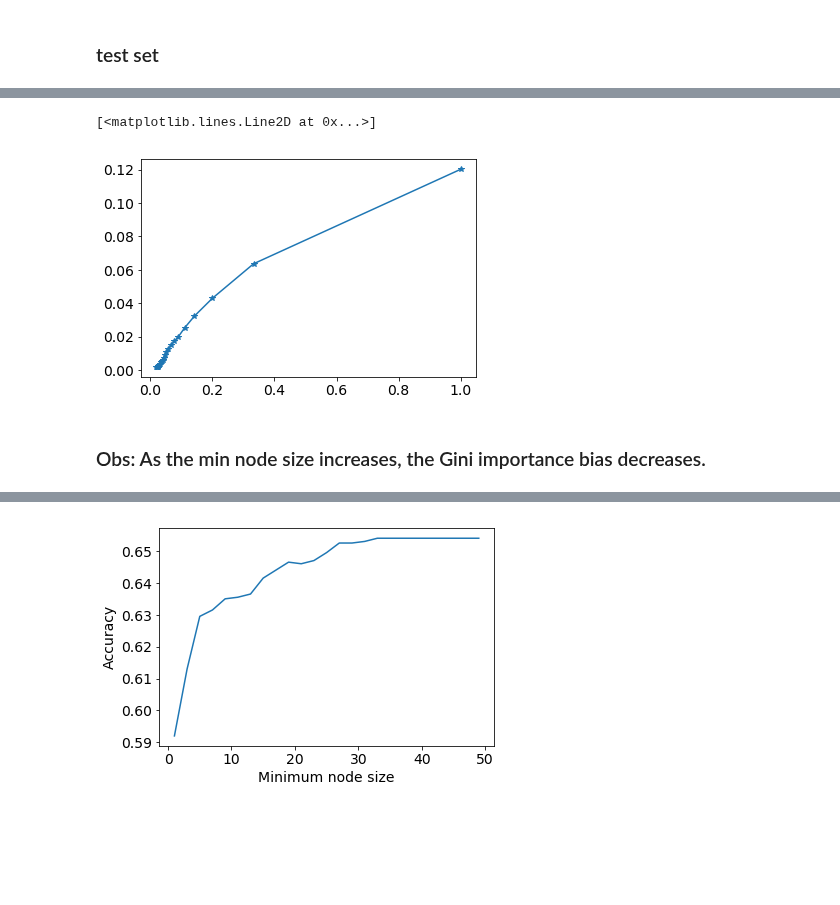
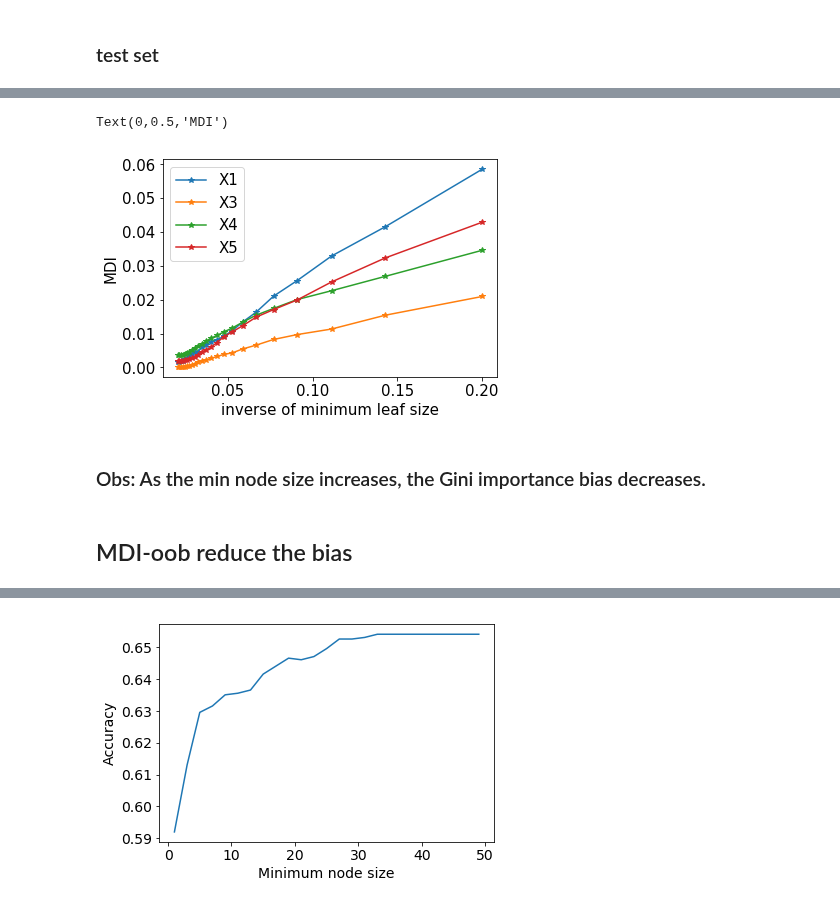
Before and after one commit to shifwang/paper-debiased-feature-importance, a Jupyter notebook: simulations/01_hyperparameter_effect_on_Gini.ipynb, the cells around one changed output, grey strips where cells are left out. Drawn from its saved outputs; the diff is of its cells as text; code cells hidden in the pictures; blank space fills up the shorter version.

```diff
--- a/simulations/01_hyperparameter_effect_on_Gini.ipynb
+++ b/simulations/01_hyperparameter_effect_on_Gini.ipynb
@@ -60,7 +60,12 @@ plt.legend(['X1', 'X2', 'X3', 'X4', 'X5'])
-# %%
-plt.plot( (1. * node_size) ** -1, feature_imps.T[:, 4], '-*')
-# %% [output]
-[<matplotlib.lines.Line2D at 0x...>]
-[figure, removed]
+# %%
+plt.plot( (1. * node_size[2:]) ** -1, feature_imps.T[2:, [0, 2, 3, 4]], '-*')
+plt.xlabel('inverse of minimum leaf size')
+plt.legend(['X1', 'X3', 'X4', 'X5'])
+plt.ylabel('MDI')
+# %% [output]
+Text(0,0.5,'MDI')
+[figure, added]
 # %% [markdown]
 ### Obs: As the min node size increases, the Gini importance bias decreases.
+# %% [markdown]
+## MDI-oob reduce the bias
```
Also changed, not shown: parts of 6 cells of this notebook, 8 other files.
